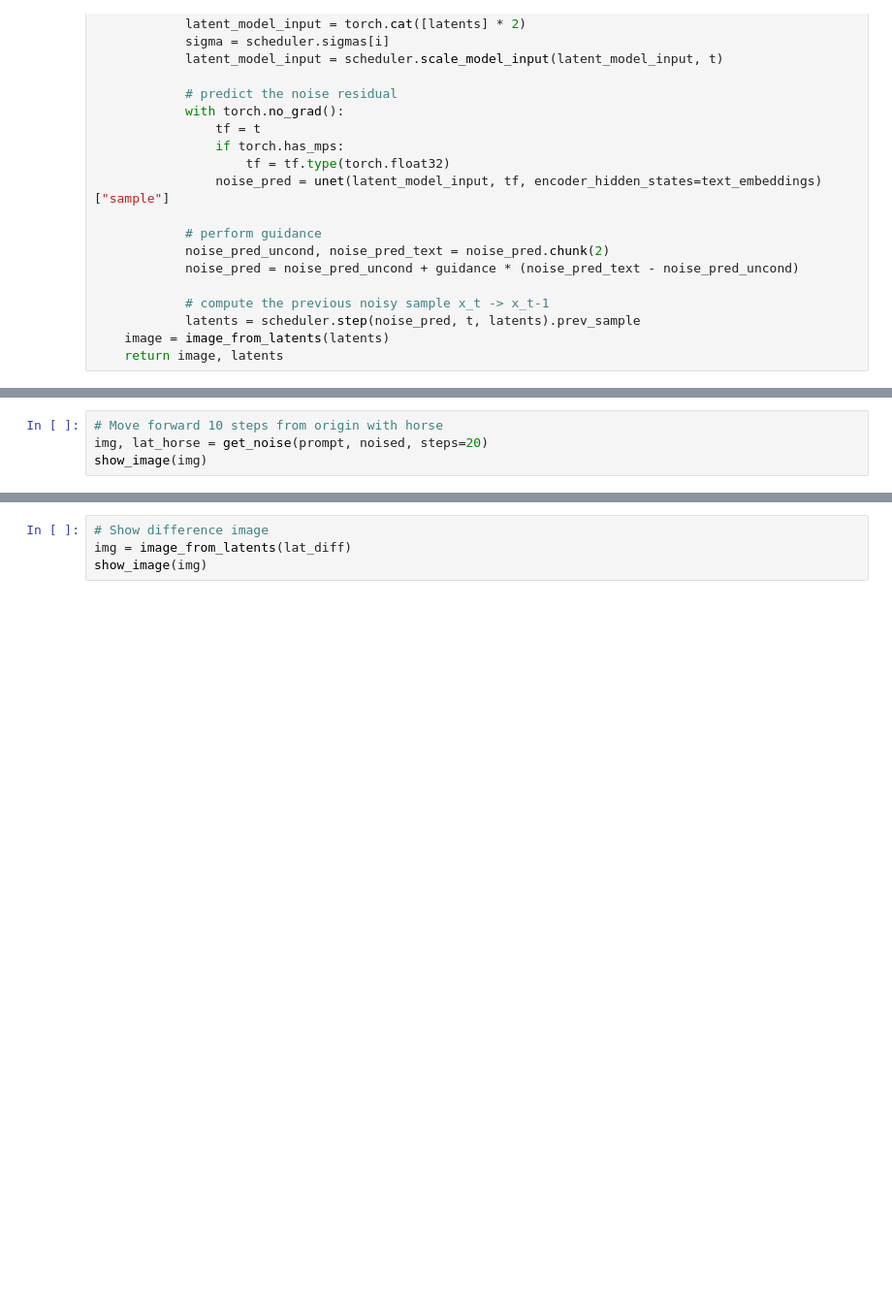
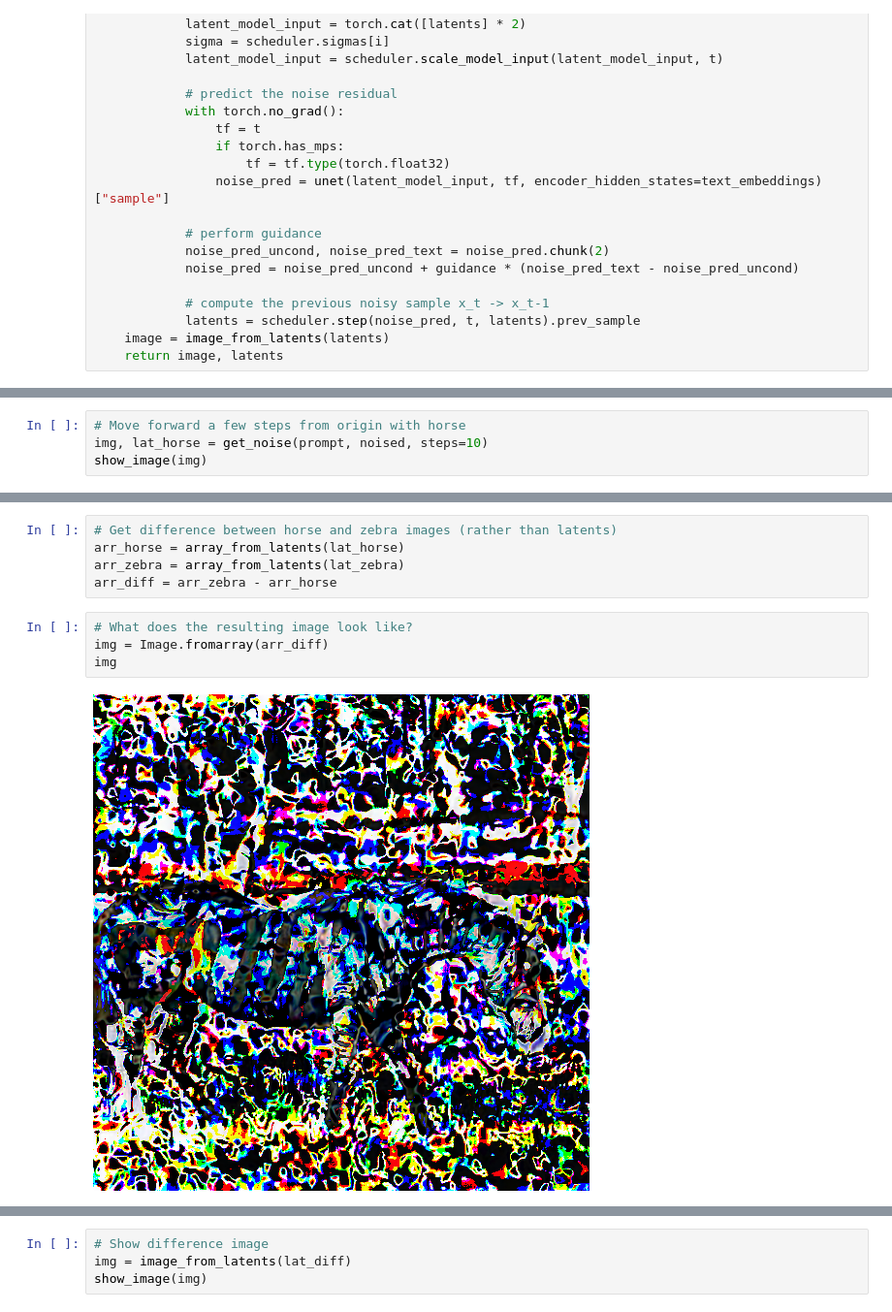
Before and after one commit to FahimF/fai-exp, a Jupyter notebook: diff_edit.ipynb, the cells around one changed output, grey strips where cells are left out. Shown at 97% size. Drawn from its saved outputs; the diff is of its cells as text; blank space fills up the shorter version.

```diff
--- a/diff_edit.ipynb
+++ b/diff_edit.ipynb
@@ -241,5 +250,5 @@ show_image(img)
 # %%
-# Move forward 10 steps from origin with horse
-img, lat_horse = get_noise(prompt, noised, steps=20)
+# Move forward a few steps from origin with horse
+img, lat_horse = get_noise(prompt, noised, steps=10)
 show_image(img)
 # %% [output]
@@ -284,0 +277,11 @@ tensor([[-2.4263e-03, -3.0826e-01, -2.4076e-01,  ...,  1.0052e+00,
+# %%
+# Get difference between horse and zebra images (rather than latents)
+arr_horse = array_from_latents(lat_horse)
+arr_zebra = array_from_latents(lat_zebra)
+arr_diff = arr_zebra - arr_horse
+# %%
+# What does the resulting image look like?
+img = Image.fromarray(arr_diff)
+img
+# %% [output]
+[figure, added]
```
Also changed, not shown: parts of 27 cells of this notebook.
